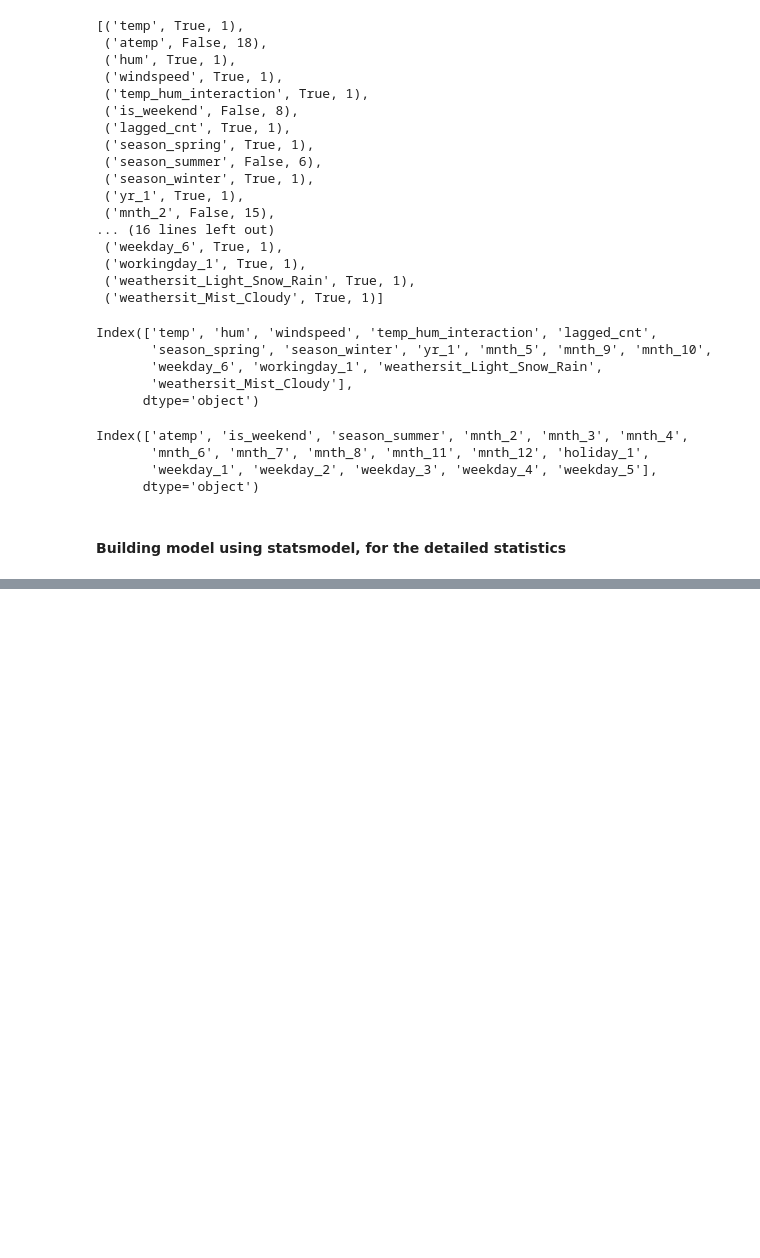
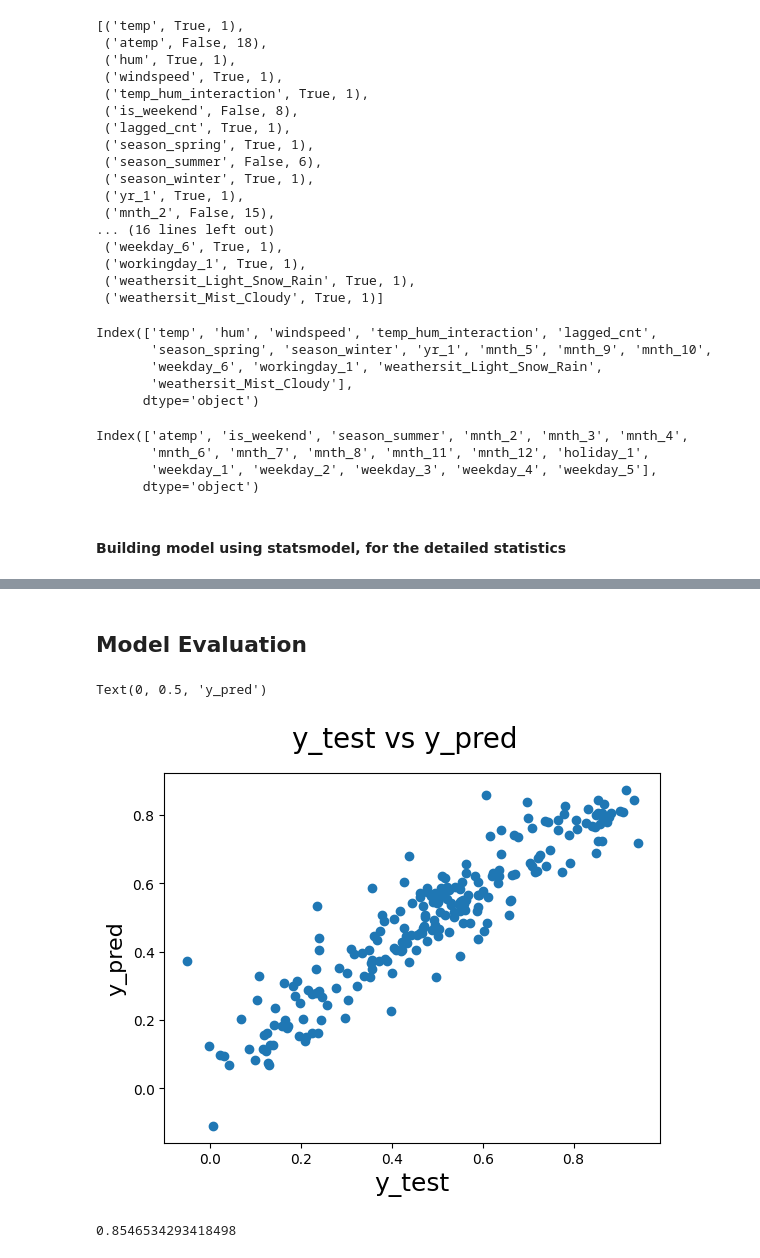
Before and after one commit to thomami244/BikeSharingCaseStudy, a Jupyter notebook: BikeCaseStudy.ipynb, the cells around one changed output, grey strips where cells are left out. Cells and saved outputs as stored; diff of their text form; code cells hidden in the pictures; blank space fills up the shorter version.

```diff
--- a/BikeCaseStudy.ipynb
+++ b/BikeCaseStudy.ipynb
@@ -442,0 +506,17 @@ Notes:
+# %%
+# list of columns that should be scaled (excluding dummy' variables)
+
+num_vars = [
+    'temp',
+    'atemp',
+    'hum',
+    'windspeed',
+    'cnt',
+    'temp_hum_interaction',
+    'lagged_cnt'
+]
+
+df_test[num_vars] = scaler.transform(df_test[num_vars])
+# %%
+y_test = df_test.pop('cnt')
+X_test = df_test
@@ -442,0 +547,28 @@ Notes:
+# %%
+# Now let's use our model to make predictions.
+
+# Creating X_test_new dataframe by dropping variables from X_test
+X_test_new = X_test[X_train_new.columns]
+
+# Adding a constant variable
+X_test_new = sm.add_constant(X_test_new)
+# %%
+# Making predictions
+y_pred = lm.predict(X_test_new)
+# %% [markdown]
+## Model Evaluation
+# %%
+# Plotting y_test and y_pred to understand the spread.
+fig = plt.figure()
+plt.scatter(y_test,y_pred)
+fig.suptitle('y_test vs y_pred', fontsize=20)              # Plot heading
+plt.xlabel('y_test', fontsize=18)                          # X-label
+plt.ylabel('y_pred', fontsize=16)                          # Y-label
+# %% [output]
+Text(0, 0.5, 'y_pred')
+[figure, added]
+# %%
+from sklearn.metrics import r2_score
+r2_score(y_test, y_pred)
+# %% [output]
+0.8546534293418498
```
Also changed, not shown: parts of 19 cells of this notebook.
